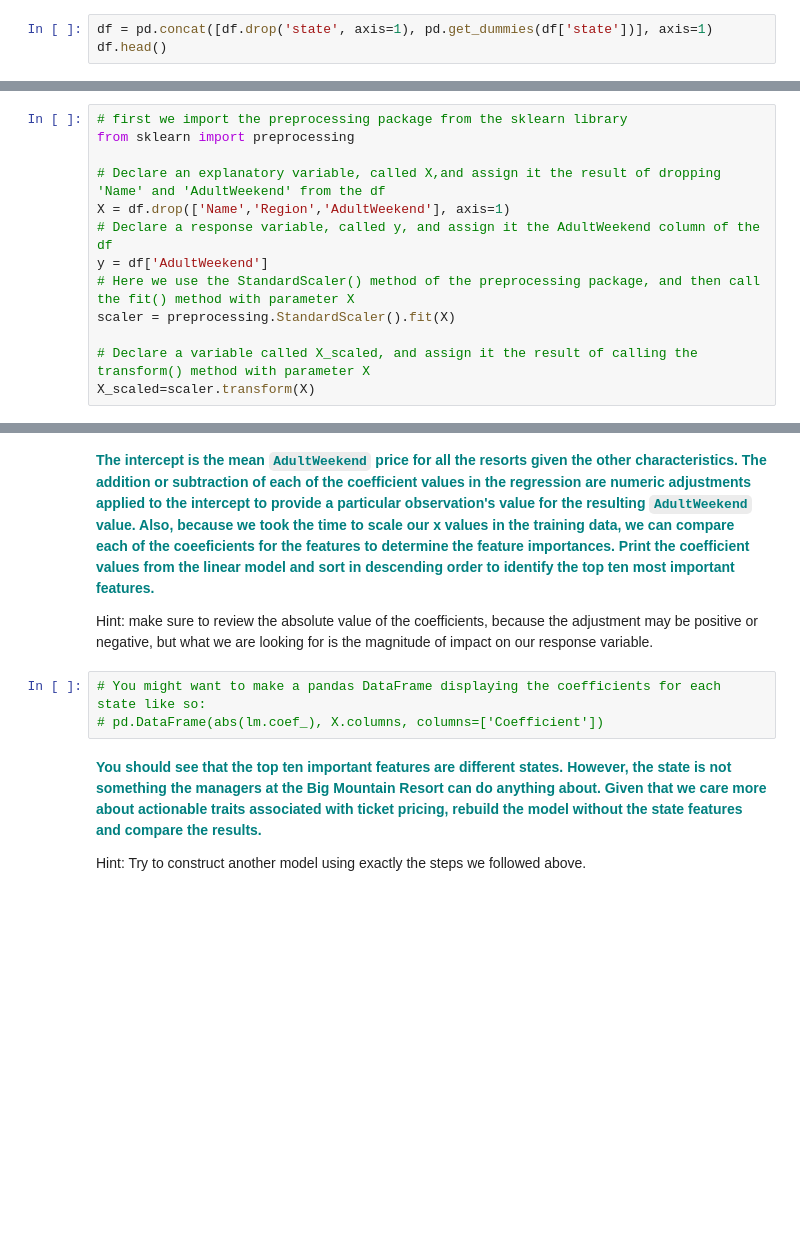
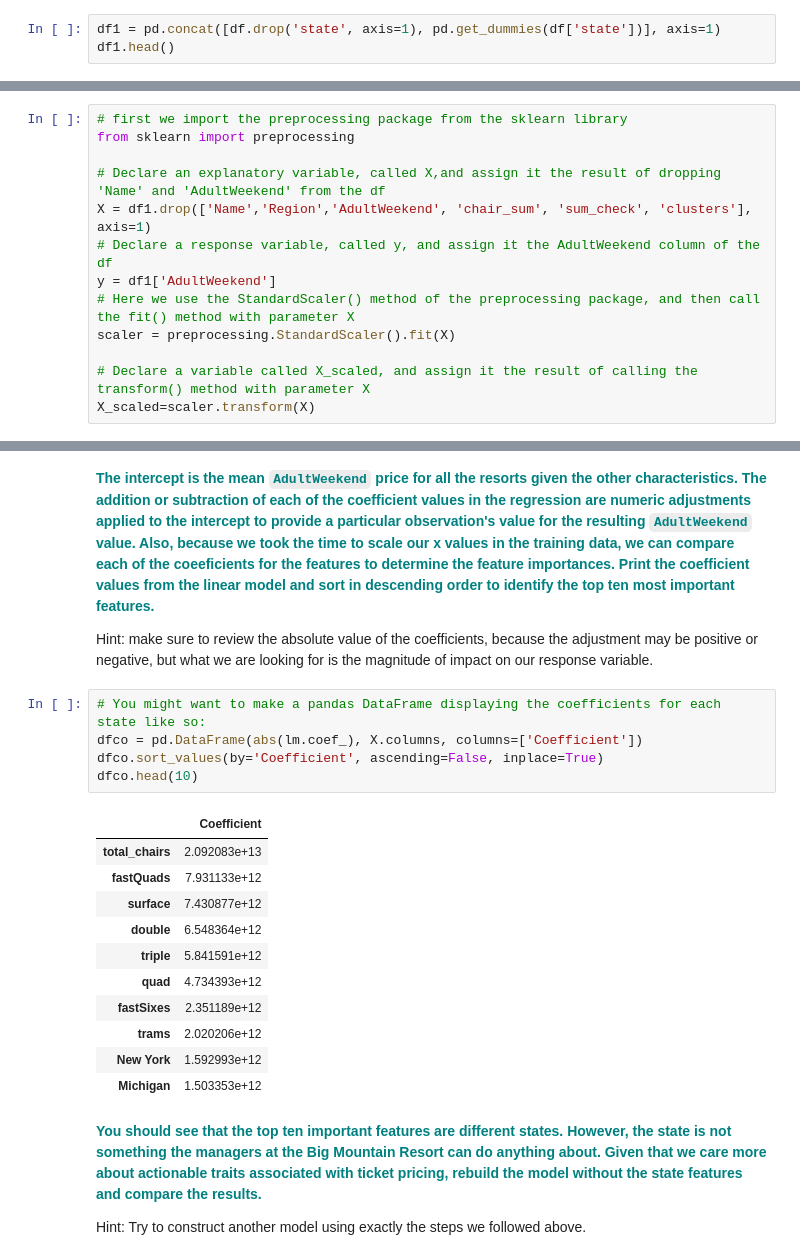
Before and after one commit to christianveater/GuidedCapstone, a Jupyter notebook: 6_4/Notebook_stepfour.ipynb, the cells around one changed output, grey strips where cells are left out. Cells and saved outputs as stored; diff of their text form; blank space fills up the shorter version.

```diff
--- a/6_4/Notebook_stepfour.ipynb
+++ b/6_4/Notebook_stepfour.ipynb
@@ -64,8 +62,8 @@ df.head()
 
 Hint: you can see an example of how to execute this in Aiden's article on preprocessing [here](https://medium.com/@aiden.dataminer/the-data-science-method-dsm-pre-processing-and-training-data-development-fd2d75182967).
 # %%
-df = pd.concat([df.drop('state', axis=1), pd.get_dummies(df['state'])], axis=1)
-df.head()
+df1 = pd.concat([df.drop('state', axis=1), pd.get_dummies(df['state'])], axis=1)
+df1.head()
 # %% [output]
 |  | Name | Region | summit_elev | vertical_drop | base_elev | trams | fastEight | fastSixes | fastQuads | ... |
 | 0 | Aspen / Snowmass | Colorado | 12510 | 4406 | 8104 | 3 | 0.0 | 1 | 15 | ... |
@@ -83,9 +81,9 @@ df.head()
 from sklearn import preprocessing
 
 # Declare an explanatory variable, called X,and assign it the result of dropping 'Name' and 'AdultWeekend' from the df
-X = df.drop(['Name','Region','AdultWeekend'], axis=1)
+X = df1.drop(['Name','Region','AdultWeekend', 'chair_sum', 'sum_check', 'clusters'], axis=1)
 # Declare a response variable, called y, and assign it the AdultWeekend column of the df
-y = df['AdultWeekend']
+y = df1['AdultWeekend']
 # Here we use the StandardScaler() method of the preprocessing package, and then call the fit() method with parameter X
 scaler = preprocessing.StandardScaler().fit(X)
 
@@ -170,7 +180,21 @@ Hint: our linear regression model `lm` has an attribute `intercept_` for the int
 Hint: make sure to review the absolute value of the coefficients, because the adjustment may be positive or negative, but what we are looking for is the magnitude of impact on our response variable.
 # %%
 # You might want to make a pandas DataFrame displaying the coefficients for each state like so:
-# pd.DataFrame(abs(lm.coef_), X.columns, columns=['Coefficient'])
+dfco = pd.DataFrame(abs(lm.coef_), X.columns, columns=['Coefficient'])
+dfco.sort_values(by='Coefficient', ascending=False, inplace=True)
+dfco.head(10)
+# %% [output]
+|  | Coefficient |
+| total_chairs | 2.092083e+13 |
+| fastQuads | 7.931133e+12 |
+| surface | 7.430877e+12 |
+| double | 6.548364e+12 |
+| triple | 5.841591e+12 |
+| quad | 4.734393e+12 |
+| fastSixes | 2.351189e+12 |
+| trams | 2.020206e+12 |
+| New York | 1.592993e+12 |
+| Michigan | 1.503353e+12 |
 # %% [markdown]
 **<font color='teal'>You should see that the top ten important features are different states. However, the state is not something the managers at the Big Mountain Resort can do anything about. Given that we care more about actionable traits associated with ticket pricing, rebuild the model without the state features and compare the results. </font>**
 
```
Also changed, not shown: parts of 13 cells of this notebook.
